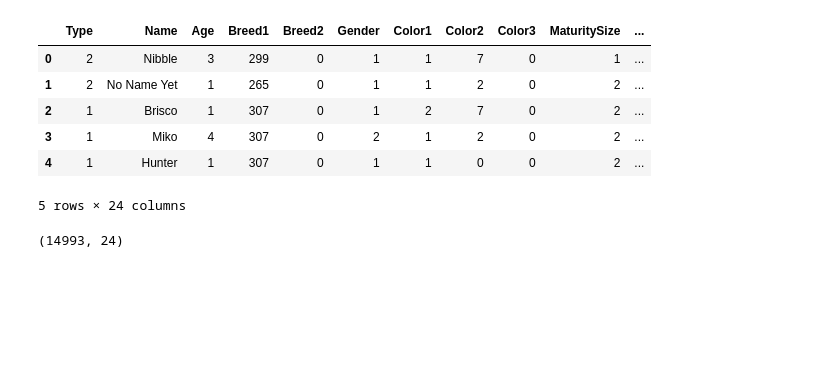
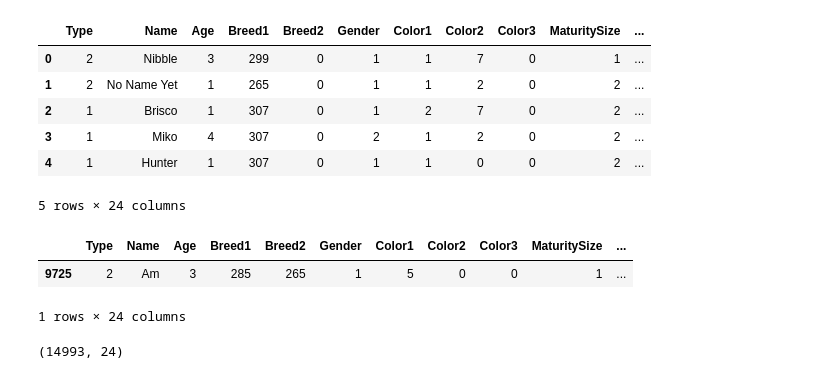
Before and after one commit to AraneoA/UA_MDM_Labo2, a Jupyter notebook: notebooks/preprocessing/analisis_procesm_nulls.ipynb, the cells around one changed output. Cells and saved outputs as stored; diff of their text form; code cells hidden in the pictures; blank space fills up the shorter version.

```diff
--- a/notebooks/preprocessing/analisis_procesm_nulls.ipynb
+++ b/notebooks/preprocessing/analisis_procesm_nulls.ipynb
@@ -10,7 +10,7 @@ import matplotlib.pyplot as plt
 import seaborn as sns
 # %%
 #Cargar el archvivo csv
-data = pd.read_csv("../../input/petfinder-adoption-prediction/train/train.csv", sep=",")
+data = pd.read_csv("../../input/petfinder-adoption-prediction/train/train.csv")
 #Visualizacion primeras filas
 data.head()
 # %% [output]
@@ -21,6 +21,12 @@ data.head()
 | 3 | 1 | Miko | 4 | 307 | 0 | 2 | 1 | 2 | 0 | 2 | ... |
 | 4 | 1 | Hunter | 1 | 307 | 0 | 1 | 1 | 0 | 0 | 2 | ... |
 5 rows × 24 columns
+# %%
+display(data.iloc[9725, :].to_frame().T)
+# %% [output]
+|  | Type | Name | Age | Breed1 | Breed2 | Gender | Color1 | Color2 | Color3 | MaturitySize | ... |
+| 9725 | 2 | Am | 3 | 285 | 265 | 1 | 5 | 0 | 0 | 1 | ... |
+1 rows × 24 columns
 # %%
 #Visualizacion de la cantidad de filas y columnas
 data.shape
```
